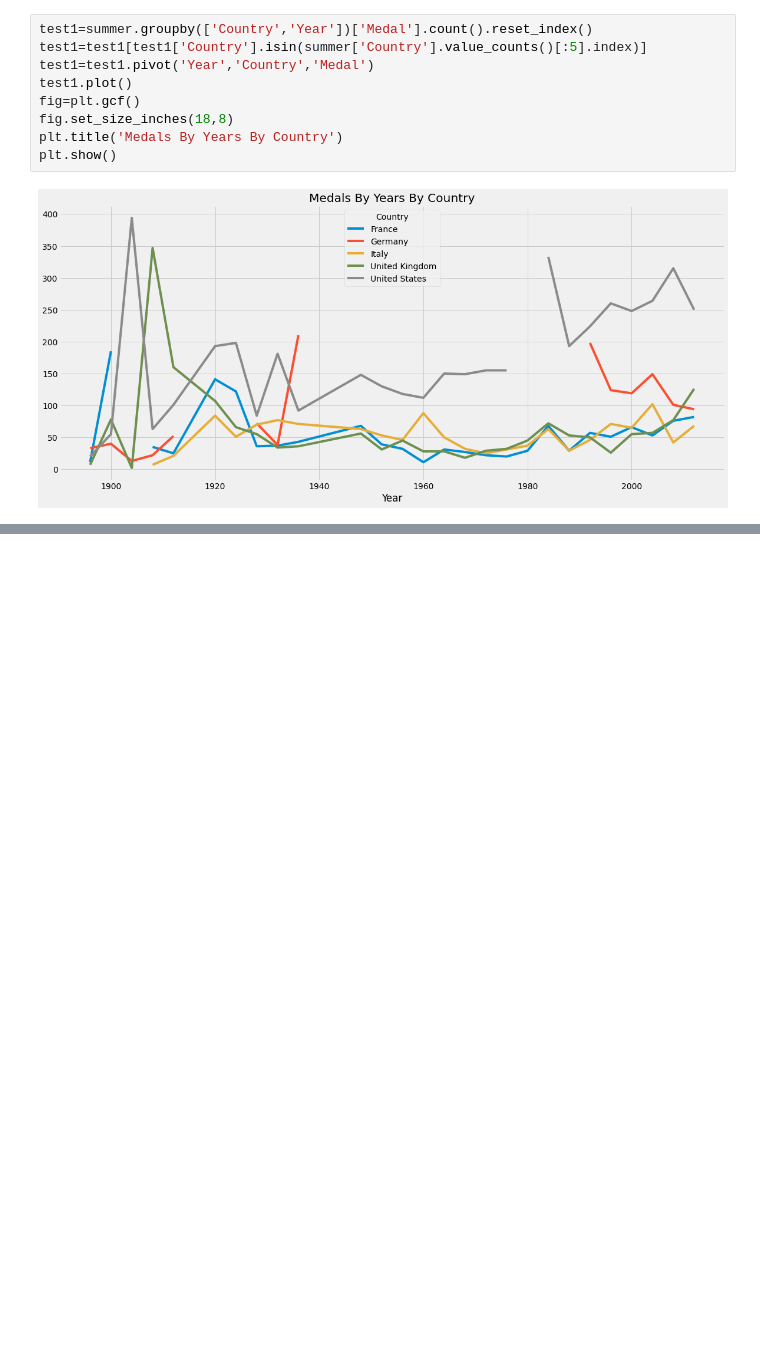
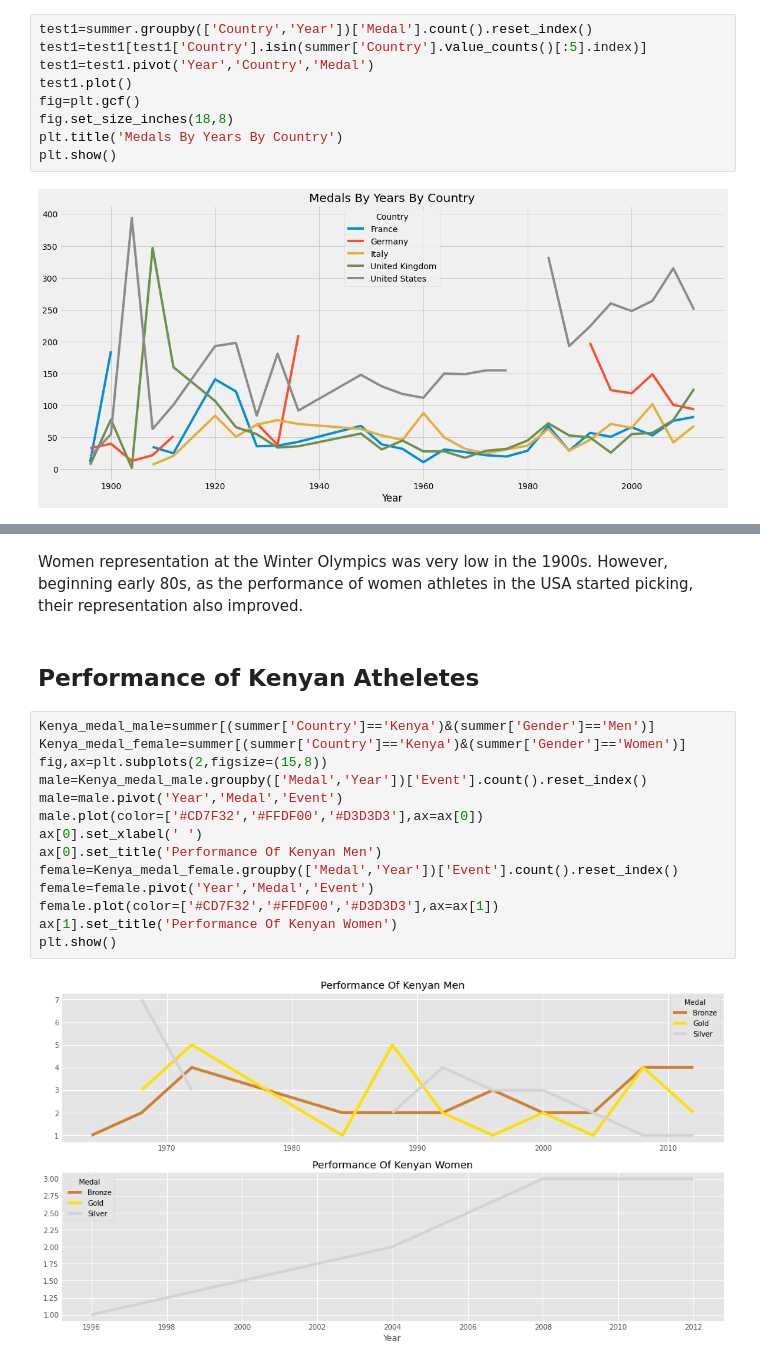
Before and after one commit to JoshuaOmondi/COVID-19, a Jupyter notebook: GREAT_OLYMPIANS_EDA.ipynb, the cells around one changed output, grey strips where cells are left out. Drawn from its saved outputs; the diff is of its cells as text; blank space fills up the shorter version.

```diff
--- a/GREAT_OLYMPIANS_EDA.ipynb
+++ b/GREAT_OLYMPIANS_EDA.ipynb
@@ -196,0 +211,20 @@ running_data.head()
+# %% [markdown]
+Women representation at the Winter Olympics was very low in the 1900s. However, beginning early 80s, as the performance of women athletes in the USA started picking, their representation also improved.
+# %% [markdown]
+## **Performance of Kenyan Atheletes**
+# %%
+Kenya_medal_male=summer[(summer['Country']=='Kenya')&(summer['Gender']=='Men')]
+Kenya_medal_female=summer[(summer['Country']=='Kenya')&(summer['Gender']=='Women')]
+fig,ax=plt.subplots(2,figsize=(15,8))
+male=Kenya_medal_male.groupby(['Medal','Year'])['Event'].count().reset_index()
+male=male.pivot('Year','Medal','Event')
+male.plot(color=['#CD7F32','#FFDF00','#D3D3D3'],ax=ax[0])
+ax[0].set_xlabel(' ')
+ax[0].set_title('Performance Of Kenyan Men')
+female=Kenya_medal_female.groupby(['Medal','Year'])['Event'].count().reset_index()
+female=female.pivot('Year','Medal','Event')
+female.plot(color=['#CD7F32','#FFDF00','#D3D3D3'],ax=ax[1])
+ax[1].set_title('Performance Of Kenyan Women')
+plt.show()
+# %% [output]
+[figure, added]
```
Also changed, not shown: parts of 18 cells of this notebook.
